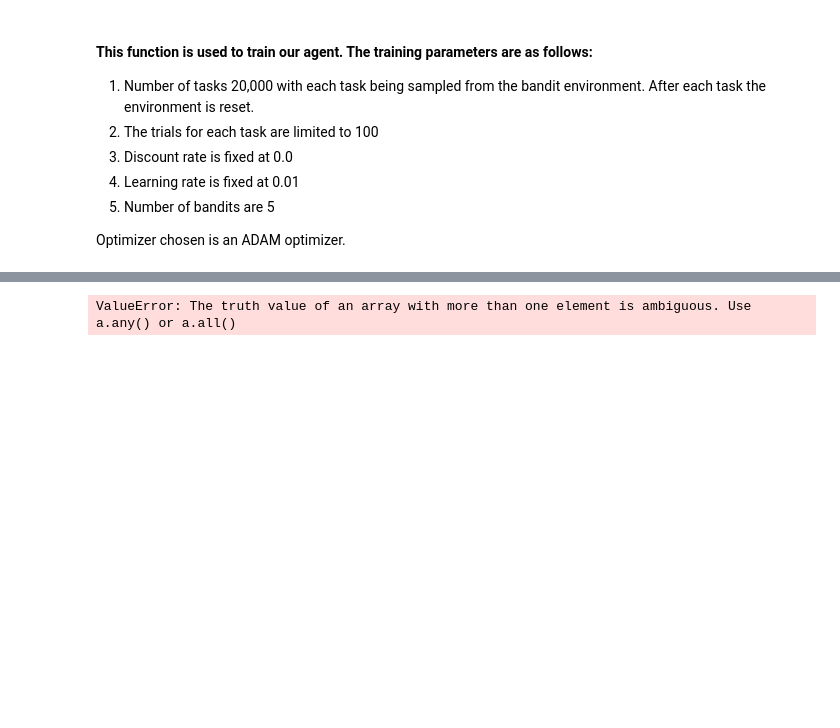
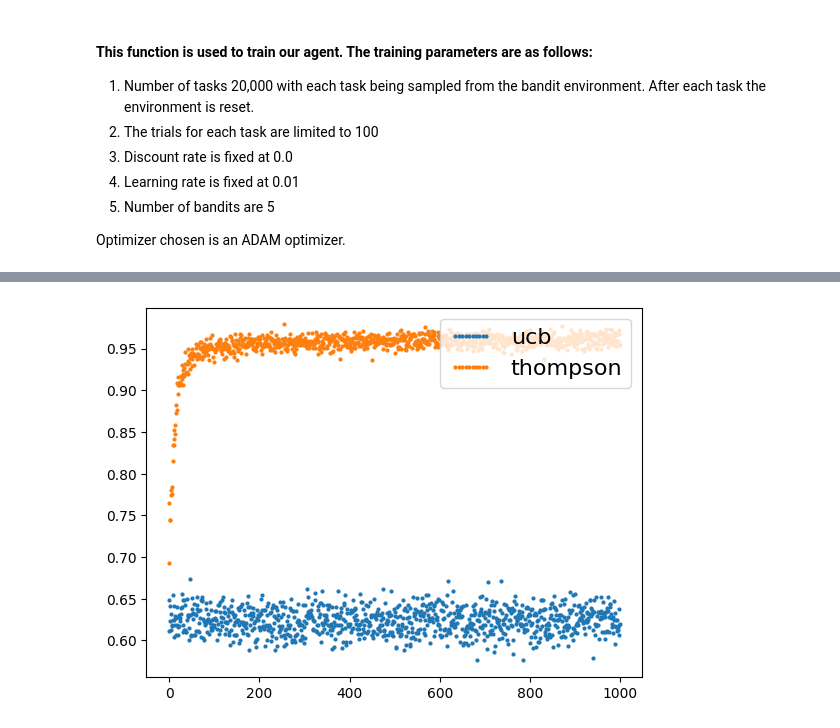
Before and after one commit to sharmaswastik/EE-675A-Course-Project, a Jupyter notebook: CP.ipynb, the cells around one changed output, grey strips where cells are left out. Saved outputs shown, nothing was run; the diff lists cells and outputs as text; code cells hidden in the pictures; blank space fills up the shorter version.

```diff
--- a/CP.ipynb
+++ b/CP.ipynb
@@ -210,7 +207,7 @@ def trainRL2(num_episodes, num_tasks, gamma, env, lr):
 
         slow_RL(optimizer, action_probs, rewards, gamma, action)
 # %%
-num_tasks = 1000
+num_tasks = 20000
 num_episodes = 100
 gamma = 0.9
 lr = 0.01
@@ -266,12 +222,12 @@ trainRL2(num_episodes, num_tasks, gamma, env, lr)
 # %%
-def testRL21(num_episodes, num_tasks, gamma, env, lr):
+def testRL2(num_episodes, num_tasks, gamma, env, lr):
 
     MetaLearner = RNNAgent(hiddenSize = 48, outputSize = env.num_actions, layers = 2)
     optimizer = optim.Adam(MetaLearner.parameters(), lr)
     total_rewards = []
     #optimal = np.argmax(env.mean, axis = 1)
 
-    for i in range(num_tasks):
+    for i in tqdm(range(num_tasks)):
         MetaLearner.hiddenLayerReset()
         action_probs = []
         actions = []
@@ -295,5 +251,5 @@ def testRL21(num_episodes, num_tasks, gamma, env, lr):
                 rewards.append(reward)
         total_rewards.append(np.sum(rewards))
         slow_RL(optimizer, action_probs, rewards, gamma, action)
-        printresults2(rewards, i, num_tasks, total_rewards)
+    return np.mean(total_rewards)/num_episodes
 # %%
@@ -420,10 +269,0 @@ def run_experiment(num_experiments=1000, num_steps=1000, num_actions=10, c=1):
-# %%
-num_experiments = 1000
-num_steps = 10
-c=1
-agent = UCBAgent(np.zeros((num_experiments,num_bandits)), num_steps, c)
-_, reward = run_experiment(num_experiments, num_steps, num_bandits, c)
-
-print("Average Reward is {}".format(np.mean(reward)))
-# %% [output]
-ValueError: The truth value of an array with more than one element is ambiguous. Use a.any() or a.all()
@@ -429,0 +298,21 @@ ValueError: The truth value of an array with more than one element is ambiguous.
+# %%
+class ThompsonSampling():
+    def __init__(self, env):
+        self.num_actions = env.num_actions
+        self.alpha = np.ones(self.num_actions)
+        self.beta = np.ones(self.num_actions)
+        self.env = env
+
+    def get_reward(self, action):
+        _, reward, _, _ = self.env.step(action)
+        self.alpha[action] += reward
+        self.beta[action] += 1 - reward
+
+        return reward
+    def name():
+        return 'thompson'
+
+    def get_action(self):
+        action = np.argmax(np.random.beta(self.alpha, self.beta))
+
+        return action
@@ -429,0 +367,9 @@ ValueError: The truth value of an array with more than one element is ambiguous.
+# %%
+num_actions = 5
+trials = 1000
+episodes = 1000
+gamma = 0.9
+lr = 0
+experiments(num_actions, trials, episodes, gamma, lr)
+# %% [output]
+[figure, added]
```
Also changed, not shown: parts of 13 cells of this notebook.
